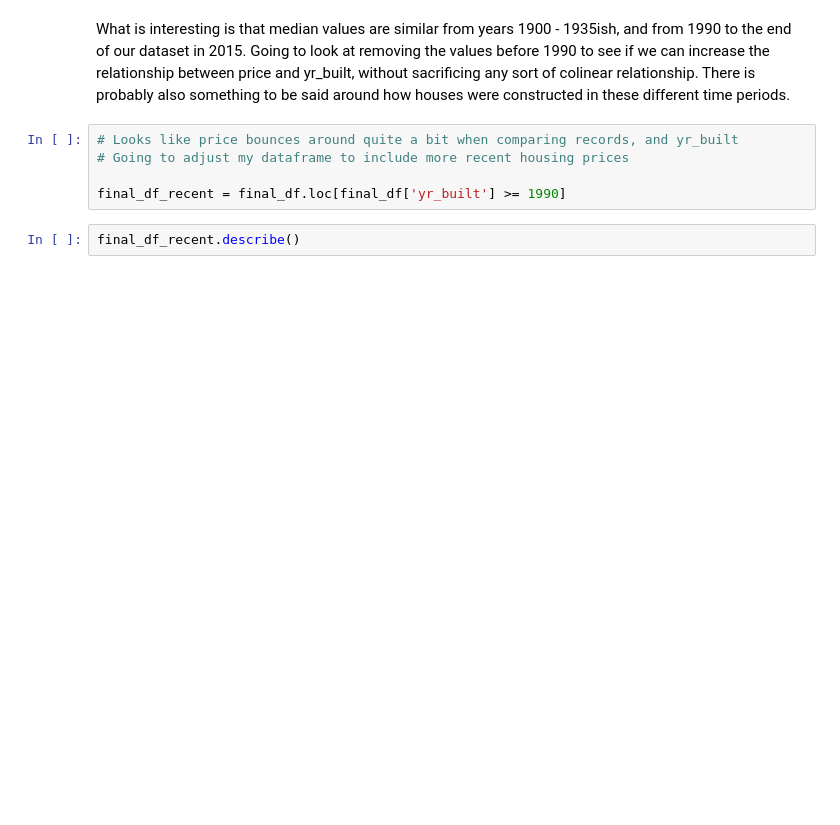
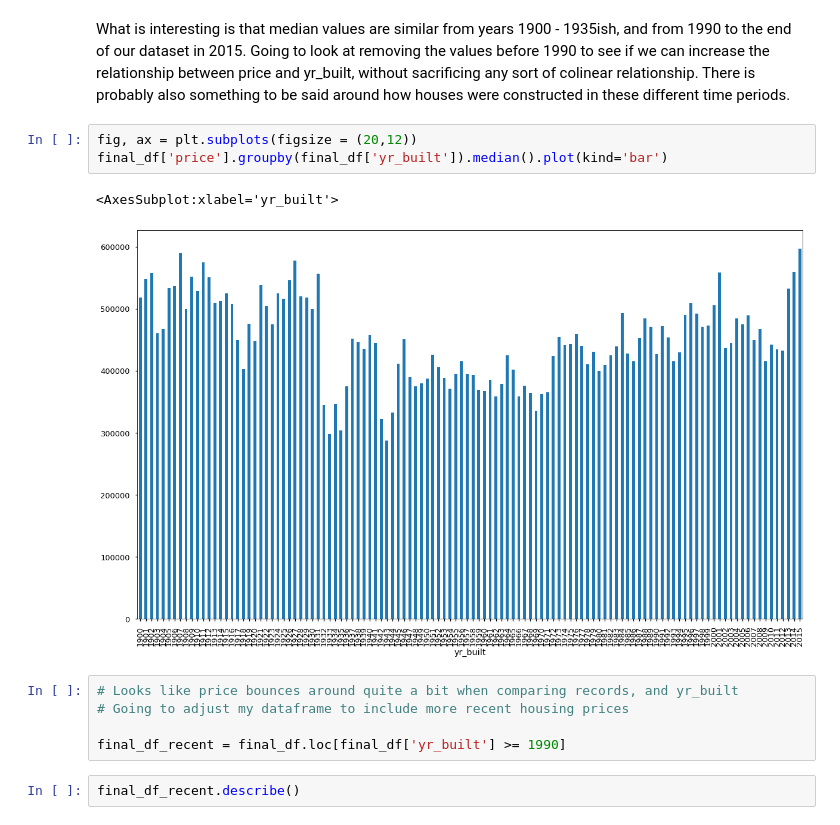
Before and after one commit to heathlikethecandybar/dsc-phase-2-project-v2-3, a Jupyter notebook: phase_2_project.ipynb, the cells around one changed output. Saved outputs shown, nothing was run; the diff lists cells and outputs as text; blank space fills up the shorter version.

```diff
--- a/phase_2_project.ipynb
+++ b/phase_2_project.ipynb
@@ -1142,5 +1118,11 @@ plt.show();
 # %% [markdown]
 What is interesting is that median values are similar from years 1900 - 1935ish, and from 1990 to the end of our dataset in 2015.  Going to look at removing the values before 1990 to see if we can increase the relationship between price and yr_built, without sacrificing any sort of colinear relationship.  There is probably also something to be said around how houses were constructed in these different time periods.
+# %%
+fig, ax = plt.subplots(figsize = (20,12))
+final_df['price'].groupby(final_df['yr_built']).median().plot(kind='bar')
+# %% [output]
+<AxesSubplot:xlabel='yr_built'>
+[figure, added]
 # %%
 # Looks like price bounces around quite a bit when comparing records, and yr_built
 # Going to adjust my dataframe to include more recent housing prices
```
Also changed, not shown: parts of 41 cells of this notebook, 1 other file.
